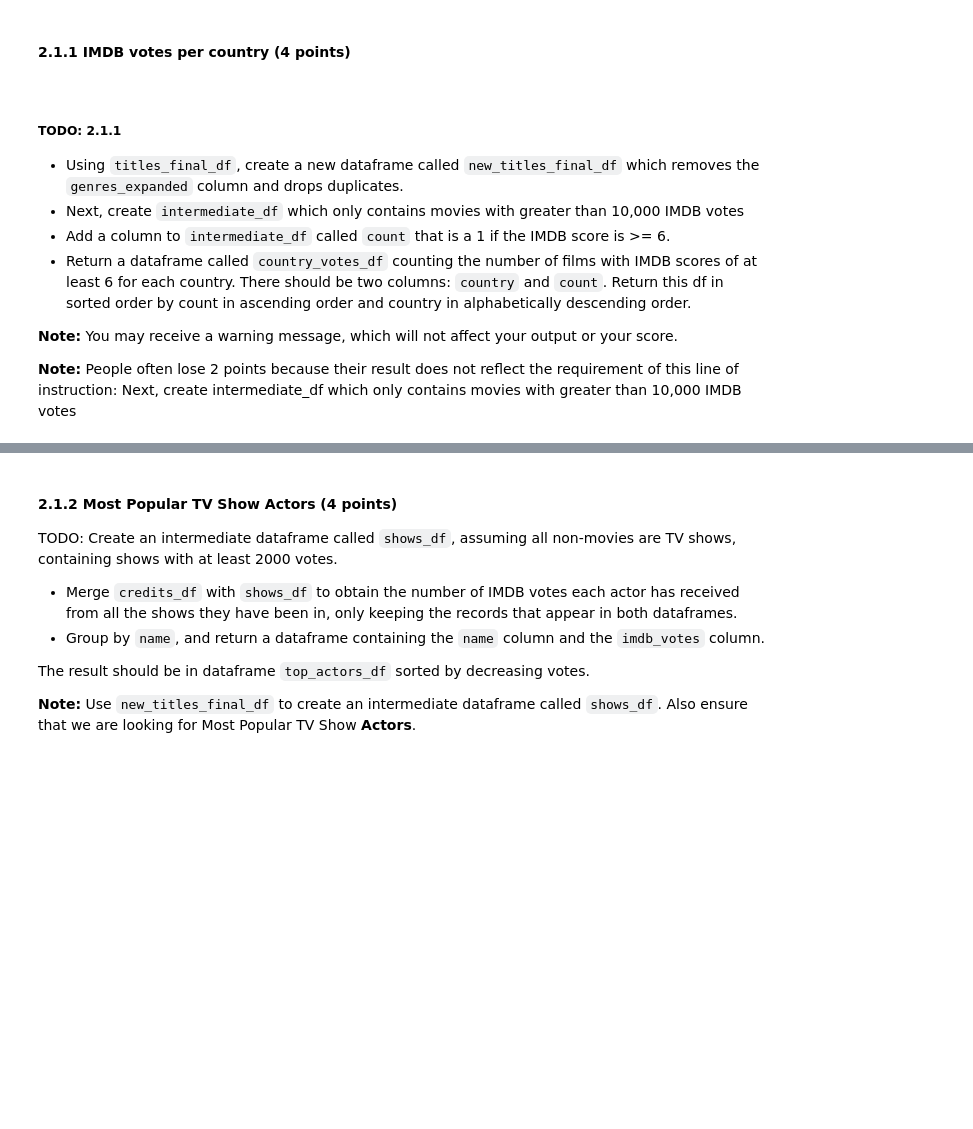
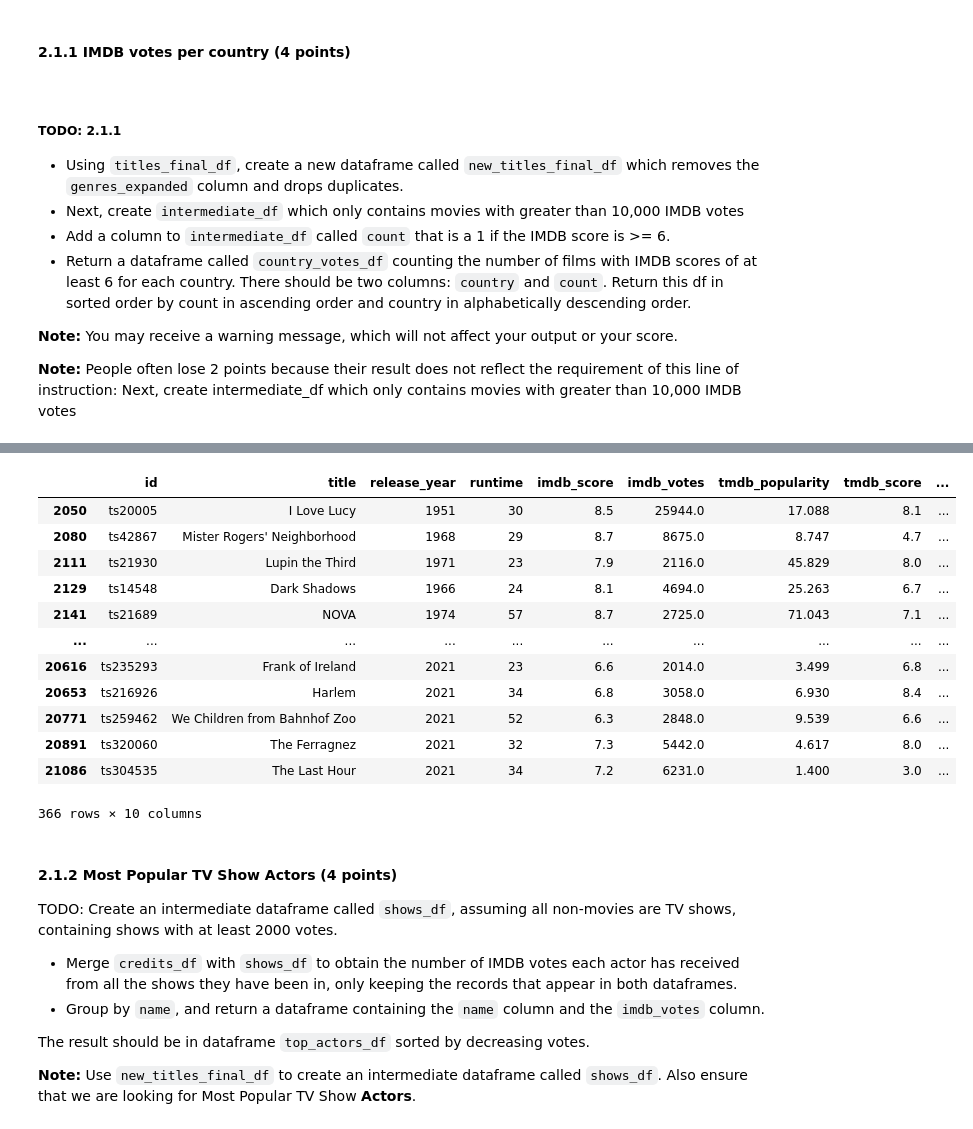
Before and after one commit to YanfuOu/CIS545, a Jupyter notebook: Yanfu_HW_1_FA2024.ipynb, the cells around one changed output, grey strips where cells are left out. Drawn from its saved outputs; the diff is of its cells as text; code cells hidden in the pictures; blank space fills up the shorter version.

```diff
--- a/Yanfu_HW_1_FA2024.ipynb
+++ b/Yanfu_HW_1_FA2024.ipynb
@@ -717,3 +818,19 @@ grader.grade(test_case_id = 'country_votes_df', answer = country_votes_df)
+# %%
+shows_df
+# %% [output]
+|  | id | title | release_year | runtime | imdb_score | imdb_votes | tmdb_popularity | tmdb_score | ... |
+| 2050 | ts20005 | I Love Lucy | 1951 | 30 | 8.5 | 25944.0 | 17.088 | 8.1 | ... |
+| 2080 | ts42867 | Mister Rogers' Neighborhood | 1968 | 29 | 8.7 | 8675.0 | 8.747 | 4.7 | ... |
+| 2111 | ts21930 | Lupin the Third | 1971 | 23 | 7.9 | 2116.0 | 45.829 | 8.0 | ... |
+| 2129 | ts14548 | Dark Shadows | 1966 | 24 | 8.1 | 4694.0 | 25.263 | 6.7 | ... |
+| 2141 | ts21689 | NOVA | 1974 | 57 | 8.7 | 2725.0 | 71.043 | 7.1 | ... |
+| ... | ... | ... | ... | ... | ... | ... | ... | ... | ... |
+| 20616 | ts235293 | Frank of Ireland | 2021 | 23 | 6.6 | 2014.0 | 3.499 | 6.8 | ... |
+| 20653 | ts216926 | Harlem | 2021 | 34 | 6.8 | 3058.0 | 6.930 | 8.4 | ... |
+| 20771 | ts259462 | We Children from Bahnhof Zoo | 2021 | 52 | 6.3 | 2848.0 | 9.539 | 6.6 | ... |
+| 20891 | ts320060 | The Ferragnez | 2021 | 32 | 7.3 | 5442.0 | 4.617 | 8.0 | ... |
+| 21086 | ts304535 | The Last Hour | 2021 | 34 | 7.2 | 6231.0 | 1.400 | 3.0 | ... |
+366 rows × 10 columns
 # %% [markdown]
 #### 2.1.2 Most Popular TV Show Actors (4 points)
 
```
Also changed, not shown: parts of 24 cells of this notebook.
